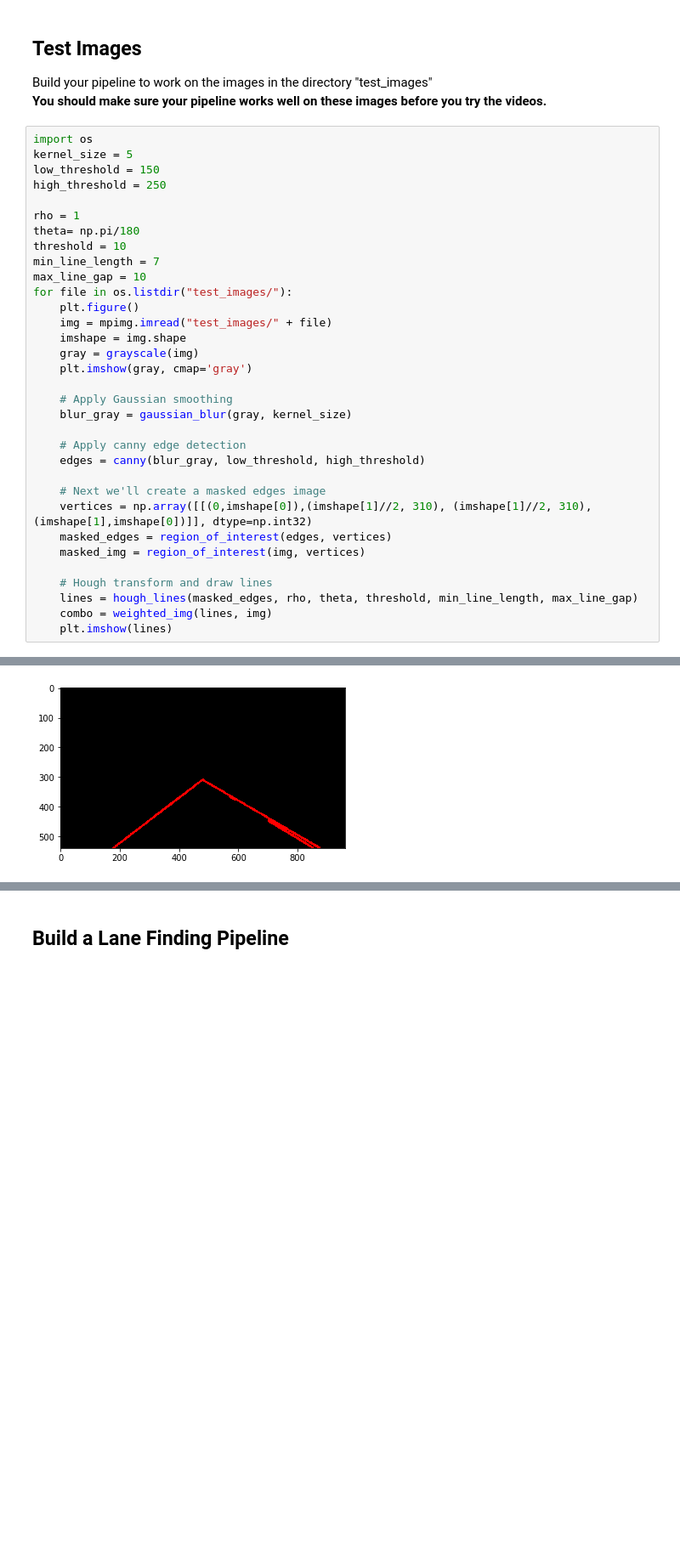
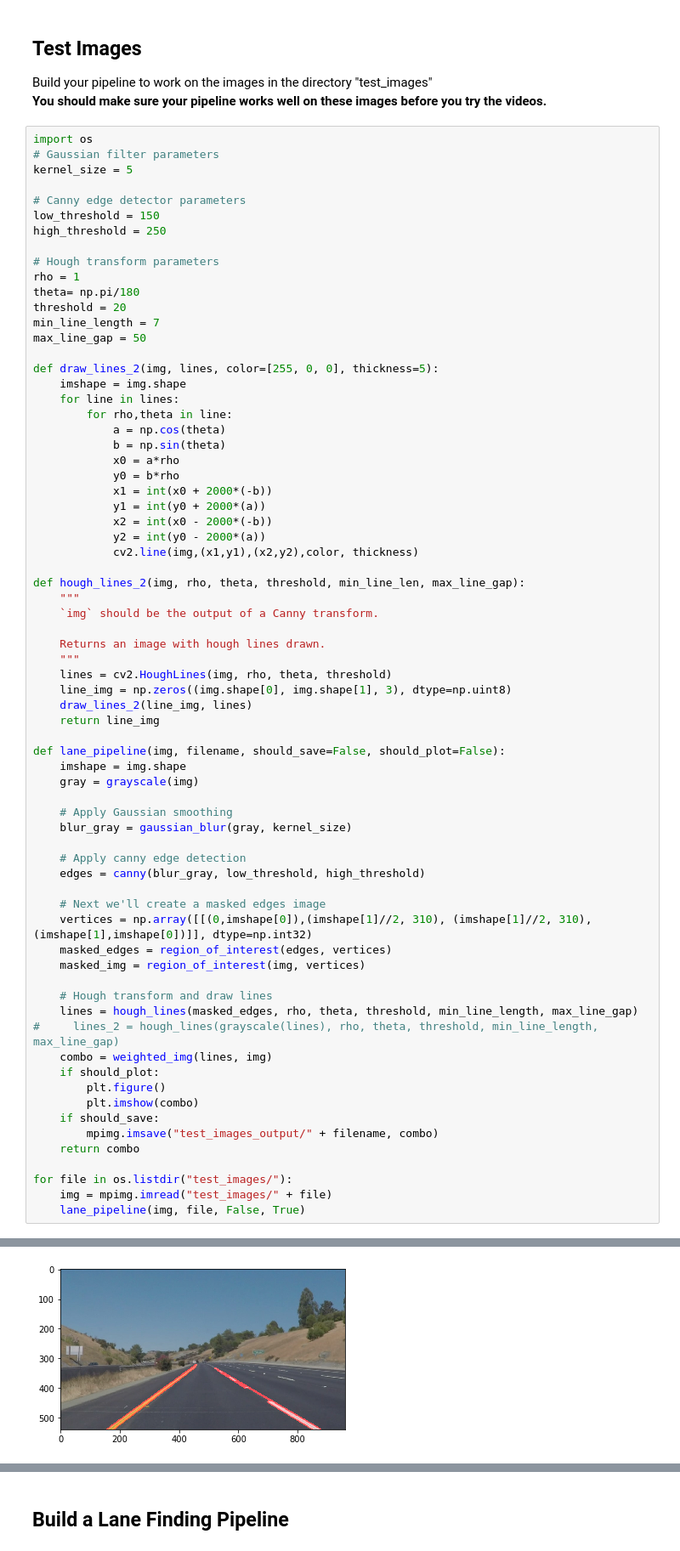
Before and after one commit to thejerrytan/CarND-LaneLines-P1, a Jupyter notebook: P1.ipynb, the cells around one changed output, grey strips where cells are left out. Shown at 85% size. Saved outputs shown, nothing was run; the diff lists cells and outputs as text; blank space fills up the shorter version.

```diff
--- a/P1.ipynb
+++ b/P1.ipynb
@@ -239,21 +220,48 @@ Build your pipeline to work on the images in the directory "test_images"
 **You should make sure your pipeline works well on these images before you try the videos.**
 # %%
 import os
+# Gaussian filter parameters
 kernel_size = 5
+
+# Canny edge detector parameters
 low_threshold = 150
 high_threshold = 250
 
+# Hough transform parameters
 rho = 1
 theta= np.pi/180
-threshold = 10
+threshold = 20
 min_line_length = 7
-max_line_gap = 10
-for file in os.listdir("test_images/"):
-    plt.figure()
-    img = mpimg.imread("test_images/" + file)
+max_line_gap = 50
+
+def draw_lines_2(img, lines, color=[255, 0, 0], thickness=5):
+    imshape = img.shape
+    for line in lines:
+        for rho,theta in line:
+            a = np.cos(theta)
+            b = np.sin(theta)
+            x0 = a*rho
+            y0 = b*rho
+            x1 = int(x0 + 2000*(-b))
+            y1 = int(y0 + 2000*(a))
+            x2 = int(x0 - 2000*(-b))
+            y2 = int(y0 - 2000*(a))
+            cv2.line(img,(x1,y1),(x2,y2),color, thickness)
+
+def hough_lines_2(img, rho, theta, threshold, min_line_len, max_line_gap):
+    """
+    `img` should be the output of a Canny transform.
+
+    Returns an image with hough lines drawn.
+    """
+    lines = cv2.HoughLines(img, rho, theta, threshold)
+    line_img = np.zeros((img.shape[0], img.shape[1], 3), dtype=np.uint8)
+    draw_lines_2(line_img, lines)
+    return line_img
+
+def lane_pipeline(img, filename, should_save=False, should_plot=False):
     imshape = img.shape
     gray = grayscale(img)
-    plt.imshow(gray, cmap='gray')
 
     # Apply Gaussian smoothing
     blur_gray = gaussian_blur(gray, kernel_size)
@@ -268,6 +276,16 @@ for file in os.listdir("test_images/"):
 
     # Hough transform and draw lines
     lines = hough_lines(masked_edges, rho, theta, threshold, min_line_length, max_line_gap)
+#     lines_2 = hough_lines(grayscale(lines), rho, theta, threshold, min_line_length, max_line_gap)
     combo = weighted_img(lines, img)
-    plt.imshow(lines)
+    if should_plot:
+        plt.figure()
+        plt.imshow(combo)
+    if should_save:
+        mpimg.imsave("test_images_output/" + filename, combo)
+    return combo
+
+for file in os.listdir("test_images/"):
+    img = mpimg.imread("test_images/" + file)
+    lane_pipeline(img, file, False, True)
 # %% [output]
@@ -276 +294 @@ for file in os.listdir("test_images/"):
-[figure, old version]
+[figure, new version]
```
Also changed, not shown: parts of 10 cells of this notebook, 9 other files.
